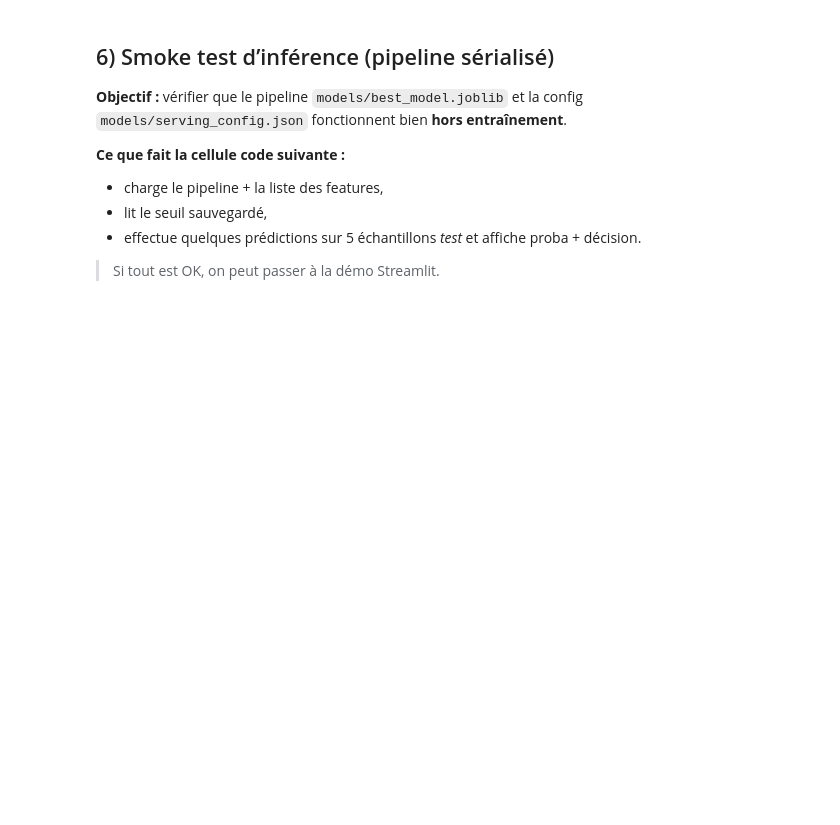
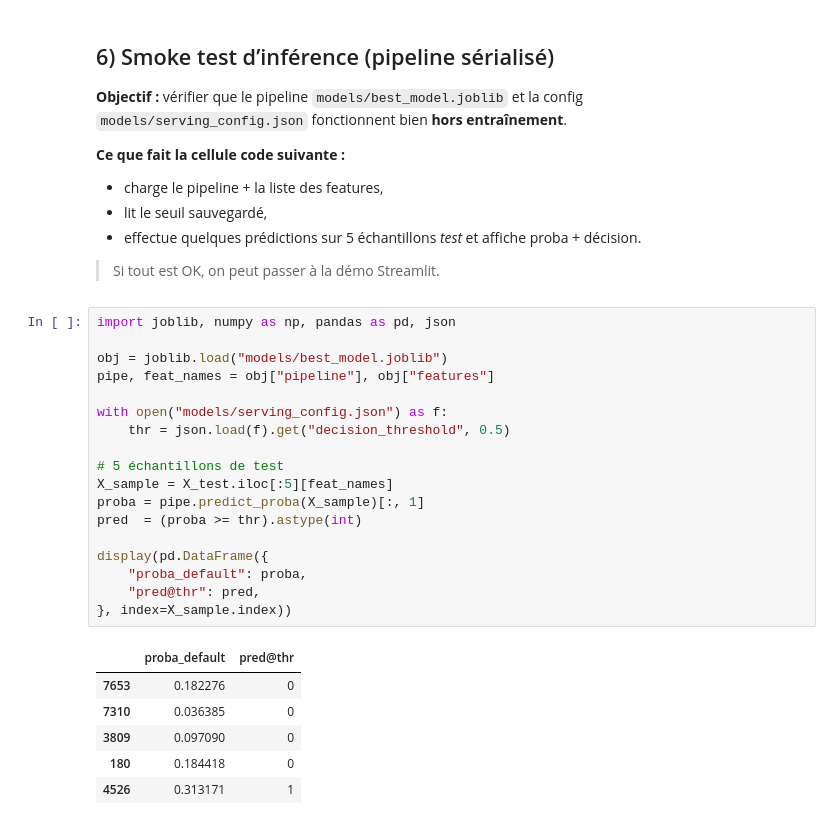
Before and after one commit to mimimonna/MLOps, a Jupyter notebook: Projet.ipynb, the cells around one changed output. Drawn from its saved outputs; the diff is of its cells as text; blank space fills up the shorter version.

```diff
--- a/Projet.ipynb
+++ b/Projet.ipynb
@@ -397,3 +397,28 @@ Config écrite -> models/serving_config.json
 - effectue quelques prédictions sur 5 échantillons *test* et affiche proba + décision.
 
 > Si tout est OK, on peut passer à la démo Streamlit.
+# %%
+import joblib, numpy as np, pandas as pd, json
+
+obj = joblib.load("models/best_model.joblib")
+pipe, feat_names = obj["pipeline"], obj["features"]
+
+with open("models/serving_config.json") as f:
+    thr = json.load(f).get("decision_threshold", 0.5)
+
+# 5 échantillons de test
+X_sample = X_test.iloc[:5][feat_names]
+proba = pipe.predict_proba(X_sample)[:, 1]
+pred  = (proba >= thr).astype(int)
+
+display(pd.DataFrame({
+    "proba_default": proba,
+    "pred@thr": pred,
+}, index=X_sample.index))
+# %% [output]
+|  | proba_default | pred@thr |
+| 7653 | 0.182276 | 0 |
+| 7310 | 0.036385 | 0 |
+| 3809 | 0.097090 | 0 |
+| 180 | 0.184418 | 0 |
+| 4526 | 0.313171 | 1 |
```
Also changed, not shown: parts of 2 cells of this notebook.
